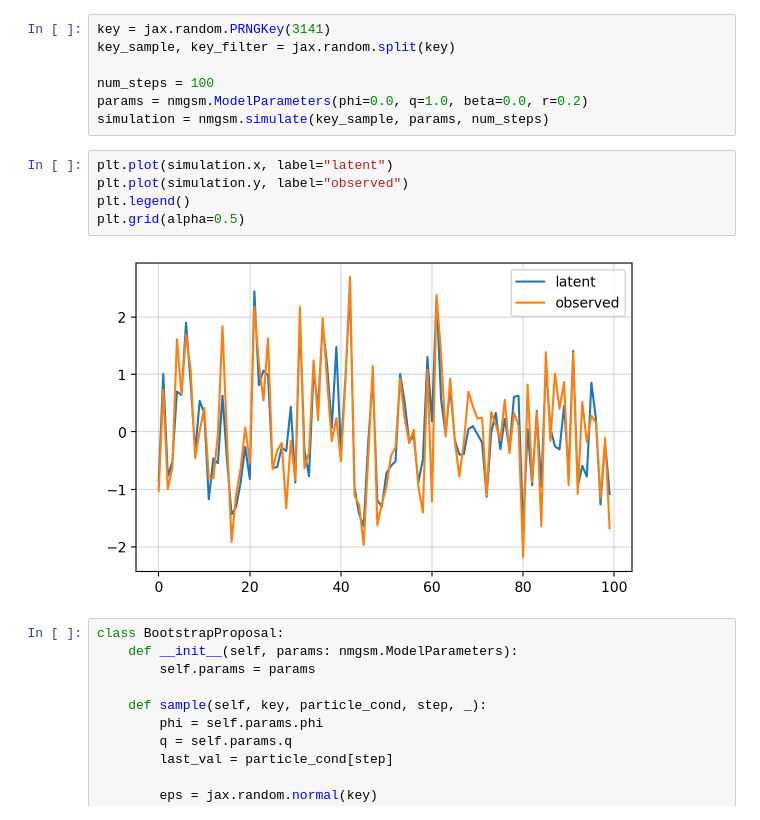
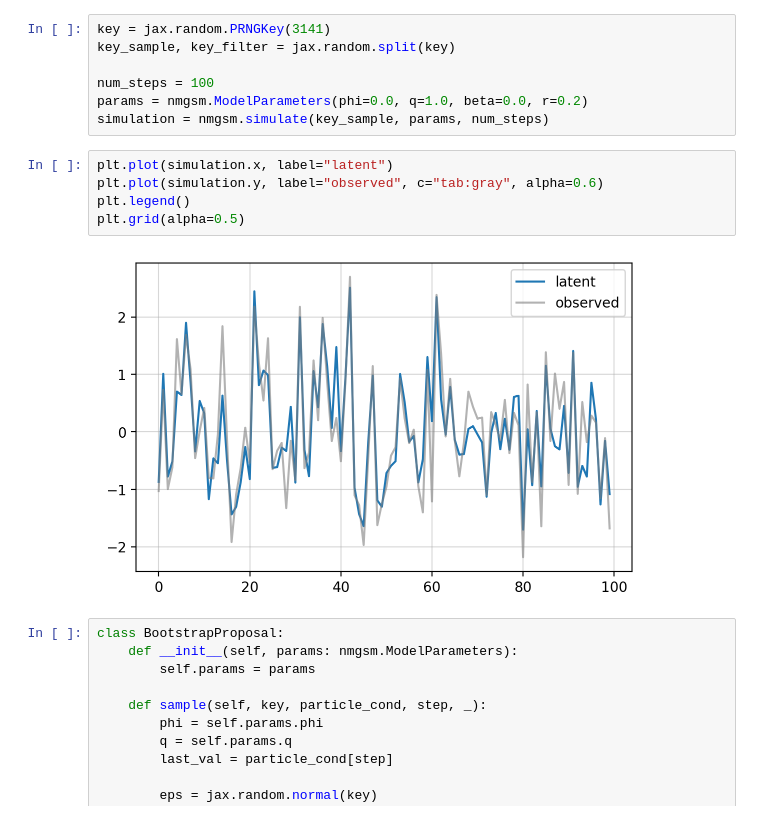
Before and after one commit to gerdm/elements-smc, a Jupyter notebook: notebooks/04-smc-nmgsm.ipynb, the cells around one changed output. Drawn from its saved outputs; the diff is of its cells as text.

```diff
--- a/notebooks/04-smc-nmgsm.ipynb
+++ b/notebooks/04-smc-nmgsm.ipynb
@@ -24,11 +24,11 @@ params = nmgsm.ModelParameters(phi=0.0, q=1.0, beta=0.0, r=0.2)
 simulation = nmgsm.simulate(key_sample, params, num_steps)
 # %%
 plt.plot(simulation.x, label="latent")
-plt.plot(simulation.y, label="observed")
+plt.plot(simulation.y, label="observed", c="tab:gray", alpha=0.6)
 plt.legend()
 plt.grid(alpha=0.5)
 # %% [output]
-[figure, old version]
+[figure, new version]
 # %%
 class BootstrapProposal:
     def __init__(self, params: nmgsm.ModelParameters):
```
Also changed, not shown: parts of 21 cells of this notebook.
